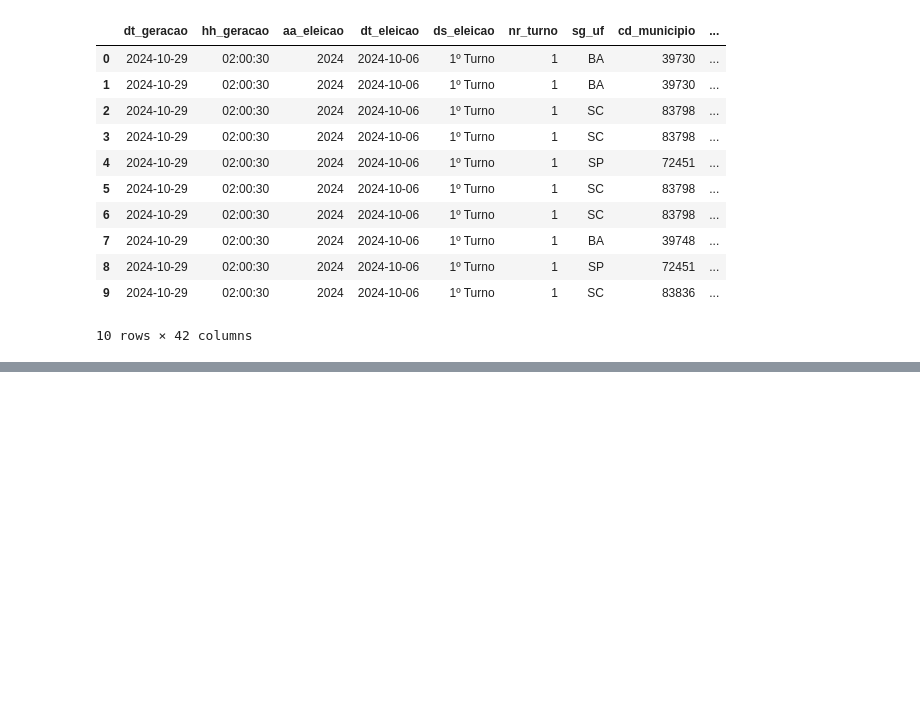
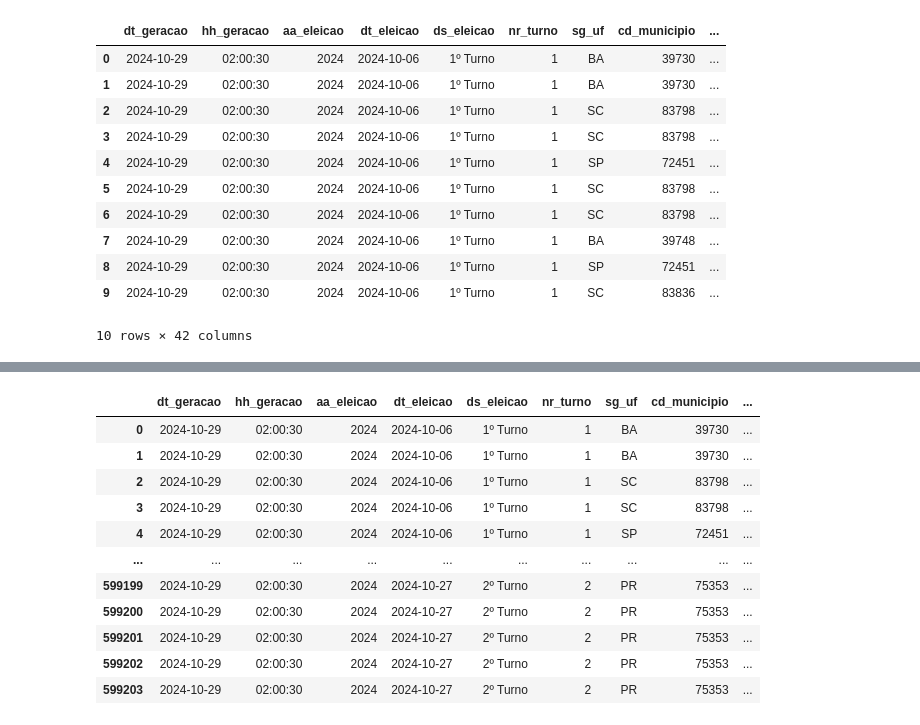
Before and after one commit to Jneliorr/airflow_nelio, a Jupyter notebook: notebooks/local.ipynb, the cells around one changed output, grey strips where cells are left out. Drawn from its saved outputs; the diff is of its cells as text; code cells hidden in the pictures; blank space fills up the shorter version.

```diff
--- a/notebooks/local.ipynb
+++ b/notebooks/local.ipynb
@@ -51,6 +61,12 @@ def local_votacao (path):
        'nm_local_votacao_original', 'ds_endereco_locvt_original',
        'id_zona_secao_municipio'
     ]
+    USER = "admin"
+    PASSWORD = quote_plus("admin")
+    HOST = "137.184.110.201"
+    PORT = "5432"
+    DB_NAME = "eleicao_RR"
+    engine = create_engine(f"postgresql+psycopg2://{USER}:{PASSWORD}@{HOST}:{PORT}/{DB_NAME}")
     dfs = []
     colunas_num = ['qt_eleitor_secao', 'qt_eleitor_eleicao_federal', 'qt_eleitor_eleicao_estadual','qt_eleitor_eleicao_municipal']
     colunas_data = ['dt_geracao','dt_eleicao']
@@ -117,0 +116,64 @@ Index(['dt_geracao', 'hh_geracao', 'aa_eleicao', 'dt_eleicao', 'ds_eleicao',
+# %%
+def local_votacao (path):
+
+    USER = "admin"
+    PASSWORD = quote_plus("admin")
+    HOST = "137.184.110.201"
+    PORT = "5432"
+    DB_NAME = "eleicao_RR"
+    engine = create_engine(f"postgresql+psycopg2://{USER}:{PASSWORD}@{HOST}:{PORT}/{DB_NAME}")
+    # engine = create_engine(f"postgresql+psycopg2://{USER}:{PASSWORD}@db:5432/eleicao_RR")
+
+    colunas_leitura = [
+    'dt_geracao', 'hh_geracao', 'aa_eleicao', 'dt_eleicao', 'ds_eleicao',
+    'nr_turno', 'sg_uf', 'cd_municipio', 'nm_municipio', 'nr_zona',
+    'nr_secao', 'cd_tipo_secao_agregada', 'ds_tipo_secao_agregada',
+    'nr_secao_principal', 'nr_local_votacao', 'nm_local_votacao',
+    'cd_tipo_local', 'ds_tipo_local', 'ds_endereco', 'nm_bairro', 'nr_cep',
+    'nr_telefone_local', 'nr_latitude', 'nr_longitude',
+    'cd_situ_local_votacao', 'ds_situ_local_votacao', 'cd_situ_zona',
+    'ds_situ_zona', 'cd_situ_secao', 'ds_situ_secao', 'cd_situ_localidade',
+    'ds_situ_localidade', 'cd_situ_secao_acessibilidade',
+    'ds_situ_secao_acessibilidade', 'qt_eleitor_secao',
+    'qt_eleitor_eleicao_federal', 'qt_eleitor_eleicao_estadual',
+    'qt_eleitor_eleicao_municipal', 'nr_local_votacao_original',
+    'nm_local_votacao_original', 'ds_endereco_locvt_original',
+    'id_zona_secao_municipio'
+    ]
+
+    colunas_num = ['qt_eleitor_secao', 'qt_eleitor_eleicao_federal', 'qt_eleitor_eleicao_estadual','qt_eleitor_eleicao_municipal']
+    colunas_data = ['dt_geracao','dt_eleicao']
+    colunas_hora = ['hh_geracao']
+
+    # Delete table once before processing all files
+    with engine.begin() as conn:
+        conn.execute(text('DROP TABLE IF EXISTS local_votacao'))
+    print("Tabela local_votacao deletada (ou não existia)")
+
+    for arquivo in os.listdir(path):
+        full_path = os.path.join(path, arquivo)
+        if full_path.endswith('.csv'):
+            print(f"Lendo o arquivo: {full_path}")
+            df = pd.read_csv(full_path, encoding='latin-1', sep=';',dtype=str, usecols=lambda col: col.strip().lower() in colunas_leitura) #nrows= 10  ,
+            df.columns = [col.strip().lower() for col in df.columns]
+            for col in colunas_num:
+                if col in df.columns:
+                    df[col] = pd.to_numeric(df[col]).astype('Int64')
+            for col in colunas_data:
+                if col in df.columns:
+                    df[col] = pd.to_datetime(df[col], dayfirst=True, format='%d/%m/%Y', errors='coerce').dt.date
+            for col in colunas_hora:
+                if col in df.columns:
+                    df[col] = pd.to_datetime(df[col], format='%H:%M:%S', errors='coerce').dt.time
+            df['aa_eleicao'] = df['aa_eleicao'].astype(str).str.lstrip("0")
+            df['id_zona_secao_municipio'] = df['aa_eleicao'] +  df['nr_zona'] +  df['nr_secao'] +  df['cd_municipio'] #df['nr_turno']
+            # df = df[df['aa_eleicao'] == '2024']
+
+            print(f"Carregando o arquivo na base de dados: {arquivo}")
+            df.to_sql("local_votacao", engine, index=False, if_exists='append')
+            print(f"Arquivo Carregado na base de dados: {arquivo}")
+
+
+    return df #print("Processamento concluído")
+local_votacao(path = r'C:\Users\Nelio\OneDrive\TRE2026\Archives\RR\local_votacao\csv')
+# %% [output]
@@ -117,0 +190,12 @@ Index(['dt_geracao', 'hh_geracao', 'aa_eleicao', 'dt_eleicao', 'ds_eleicao',
+|  | dt_geracao | hh_geracao | aa_eleicao | dt_eleicao | ds_eleicao | nr_turno | sg_uf | cd_municipio | ... |
+| 0 | 2024-10-29 | 02:00:30 | 2024 | 2024-10-06 | 1º Turno | 1 | BA | 39730 | ... |
+| 1 | 2024-10-29 | 02:00:30 | 2024 | 2024-10-06 | 1º Turno | 1 | BA | 39730 | ... |
+| 2 | 2024-10-29 | 02:00:30 | 2024 | 2024-10-06 | 1º Turno | 1 | SC | 83798 | ... |
+| 3 | 2024-10-29 | 02:00:30 | 2024 | 2024-10-06 | 1º Turno | 1 | SC | 83798 | ... |
+| 4 | 2024-10-29 | 02:00:30 | 2024 | 2024-10-06 | 1º Turno | 1 | SP | 72451 | ... |
+| ... | ... | ... | ... | ... | ... | ... | ... | ... | ... |
+| 599199 | 2024-10-29 | 02:00:30 | 2024 | 2024-10-27 | 2º Turno | 2 | PR | 75353 | ... |
+| 599200 | 2024-10-29 | 02:00:30 | 2024 | 2024-10-27 | 2º Turno | 2 | PR | 75353 | ... |
+| 599201 | 2024-10-29 | 02:00:30 | 2024 | 2024-10-27 | 2º Turno | 2 | PR | 75353 | ... |
+| 599202 | 2024-10-29 | 02:00:30 | 2024 | 2024-10-27 | 2º Turno | 2 | PR | 75353 | ... |
+| 599203 | 2024-10-29 | 02:00:30 | 2024 | 2024-10-27 | 2º Turno | 2 | PR | 75353 | ... |
```
Also changed, not shown: parts of 4 cells of this notebook, 4 other files.
